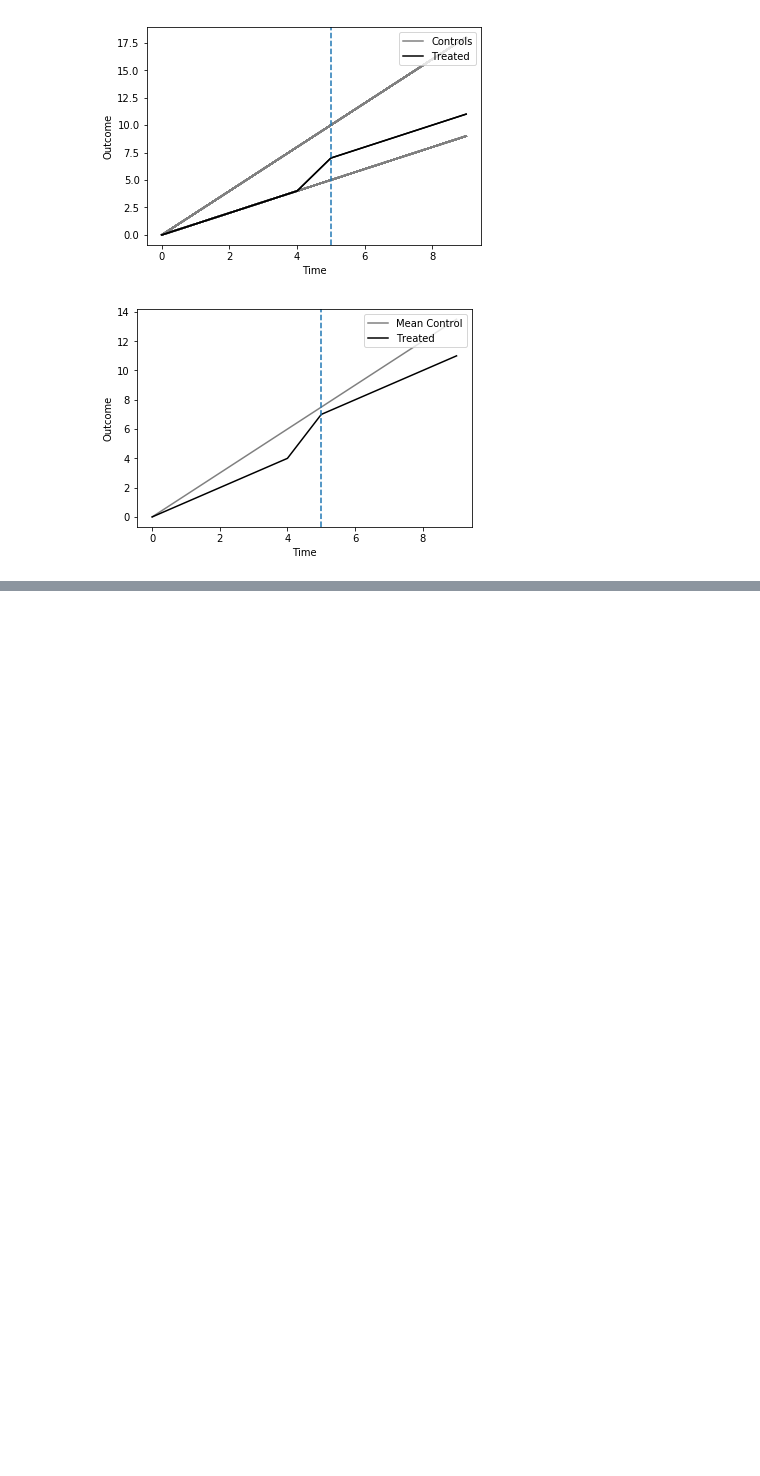
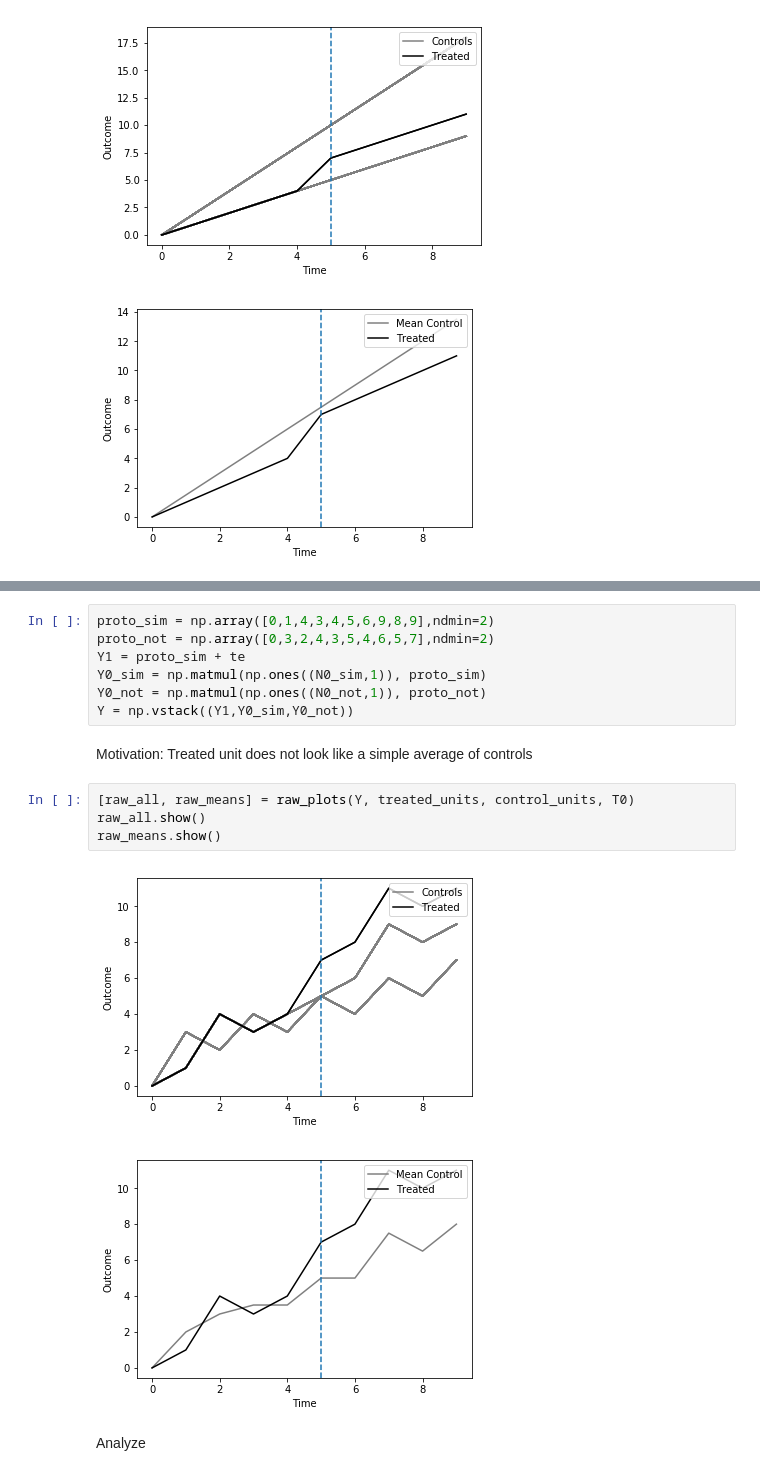
Before and after one commit to microsoft/SparseSC, a Jupyter notebook: examples/DifferentialTrends.ipynb, the cells around one changed output, grey strips where cells are left out. Saved outputs shown, nothing was run; the diff lists cells and outputs as text; blank space fills up the shorter version.

```diff
--- a/examples/DifferentialTrends.ipynb
+++ b/examples/DifferentialTrends.ipynb
@@ -105,0 +103,18 @@ est_te = diffs[0,:]
+# %%
+proto_sim = np.array([0,1,4,3,4,5,6,9,8,9],ndmin=2)
+proto_not = np.array([0,3,2,4,3,5,4,6,5,7],ndmin=2)
+Y1 = proto_sim + te
+Y0_sim = np.matmul(np.ones((N0_sim,1)), proto_sim)
+Y0_not = np.matmul(np.ones((N0_not,1)), proto_not)
+Y = np.vstack((Y1,Y0_sim,Y0_not))
+# %% [markdown]
+Motivation: Treated unit does not look like a simple average of controls
+# %%
+[raw_all, raw_means] = raw_plots(Y, treated_units, control_units, T0)
+raw_all.show()
+raw_means.show()
+# %% [output]
+[figure, added]
+[figure, added]
+# %% [markdown]
+Analyze
```
Also changed, not shown: parts of 26 cells of this notebook, 3 other files.
